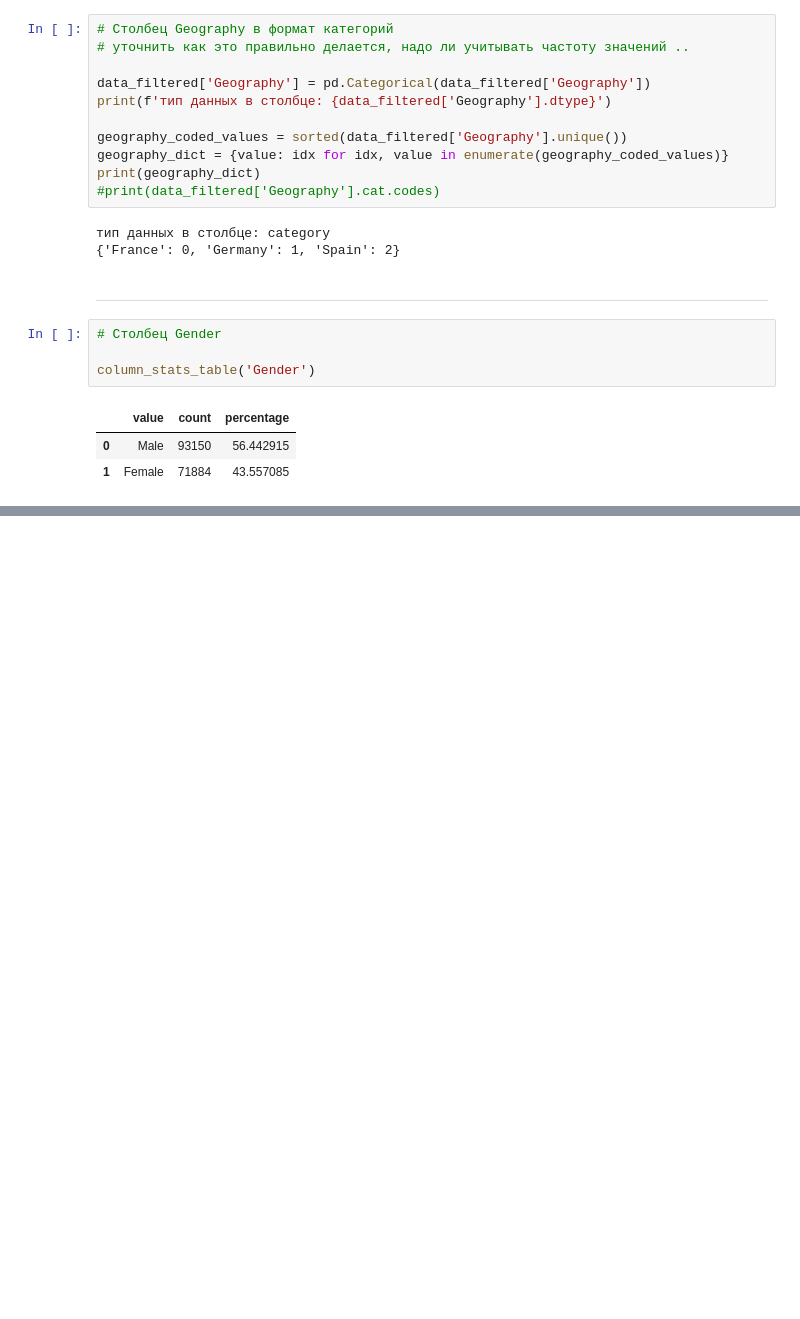
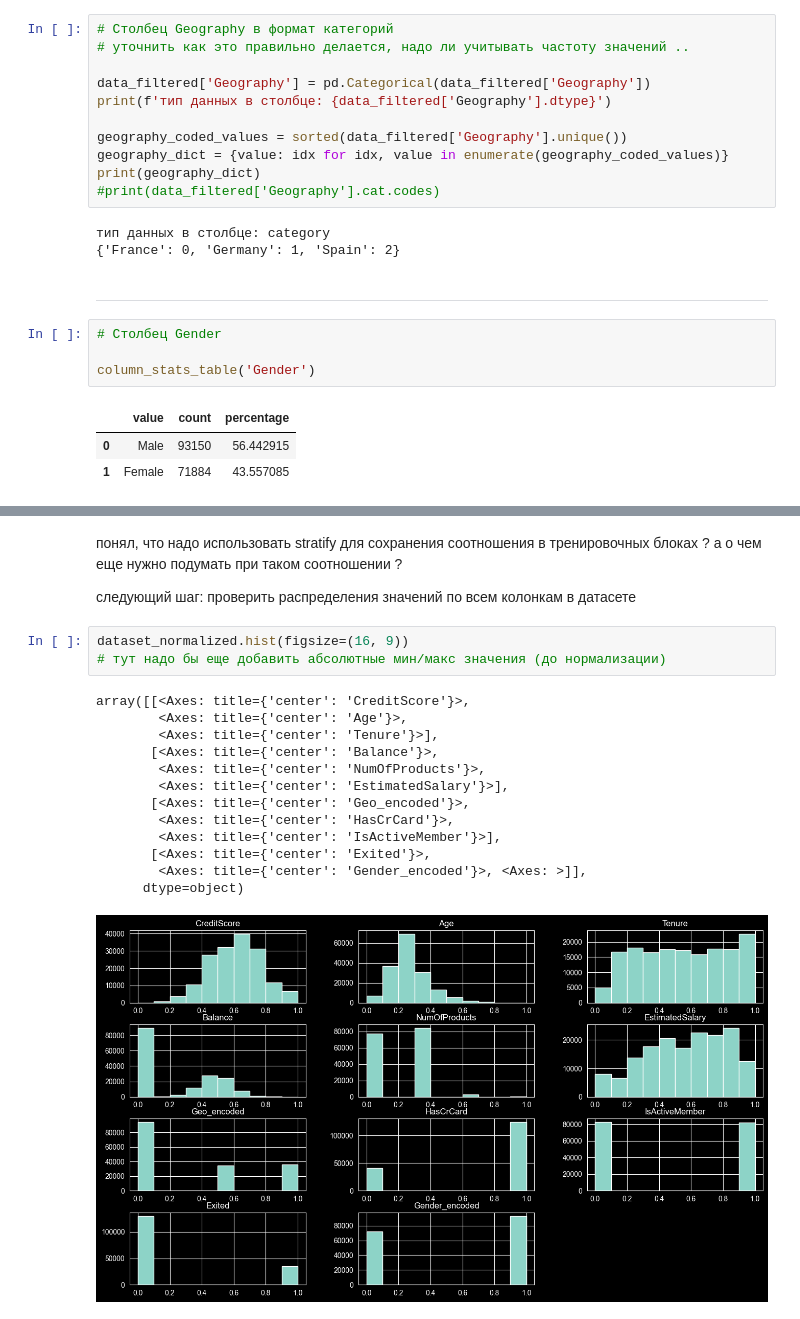
Before and after one commit to Evgeny725/ml-basics, a Jupyter notebook: bank_churn.ipynb, the cells around one changed output, grey strips where cells are left out. Drawn from its saved outputs; the diff is of its cells as text; blank space fills up the shorter version.

```diff
--- a/bank_churn.ipynb
+++ b/bank_churn.ipynb
@@ -249,0 +400,22 @@ print(gender_dict)
+# %% [markdown]
+понял, что надо использовать stratify для сохранения соотношения в тренировочных блоках
+? а о чем еще нужно подумать при таком соотношении ?
+
+следующий шаг: проверить распределения значений по всем колонкам в датасете
+# %%
+dataset_normalized.hist(figsize=(16, 9))
+# тут надо бы еще добавить абсолютные мин/макс значения (до нормализации)
+# %% [output]
+array([[<Axes: title={'center': 'CreditScore'}>,
+        <Axes: title={'center': 'Age'}>,
+        <Axes: title={'center': 'Tenure'}>],
+       [<Axes: title={'center': 'Balance'}>,
+        <Axes: title={'center': 'NumOfProducts'}>,
+        <Axes: title={'center': 'EstimatedSalary'}>],
+       [<Axes: title={'center': 'Geo_encoded'}>,
+        <Axes: title={'center': 'HasCrCard'}>,
+        <Axes: title={'center': 'IsActiveMember'}>],
+       [<Axes: title={'center': 'Exited'}>,
+        <Axes: title={'center': 'Gender_encoded'}>, <Axes: >]],
+      dtype=object)
+[figure, added]
```
Also changed, not shown: parts of 15 cells of this notebook, 2 other files.
